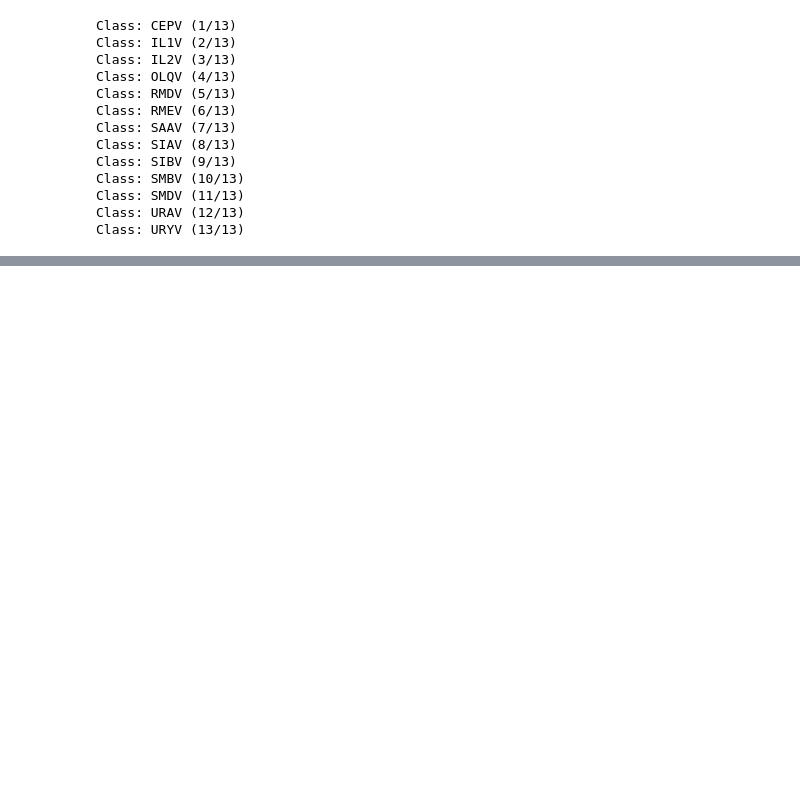
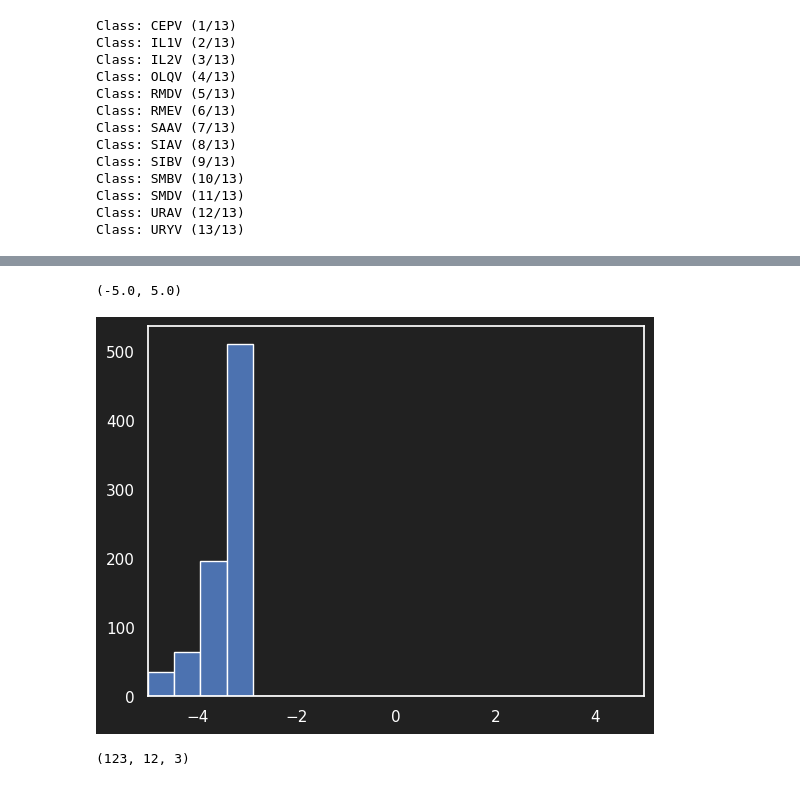
Before and after one commit to flavell-lab/SAAV_Decoding, a Jupyter notebook: DecodingMain.ipynb, the cells around one changed output, grey strips where cells are left out. Drawn from its saved outputs; the diff is of its cells as text; code cells hidden in the pictures; blank space fills up the shorter version.

```diff
--- a/DecodingMain.ipynb
+++ b/DecodingMain.ipynb
@@ -168,0 +169,12 @@ Batch Size: 16 n_batches: 15
+# %%
+bins = jnp.linspace(-5, 5, 20)
+xs = jnp.arange(0, 100, 0.1)
+plt.hist(jnp.fft.fft(jnp.sin(xs * (2 * jnp.pi) / 7.0)) * (2 * jnp.pi), bins=bins)
+plt.xlim(-5,5)
+# %% [output]
+(-5.0, 5.0)
+[figure, added]
+# %%
+jnp.fft.fft(data['positive'], axis=1).shape
+# %% [output]
+(123, 12, 3)
```
Also changed, not shown: parts of 10 cells of this notebook, 4 other files.
